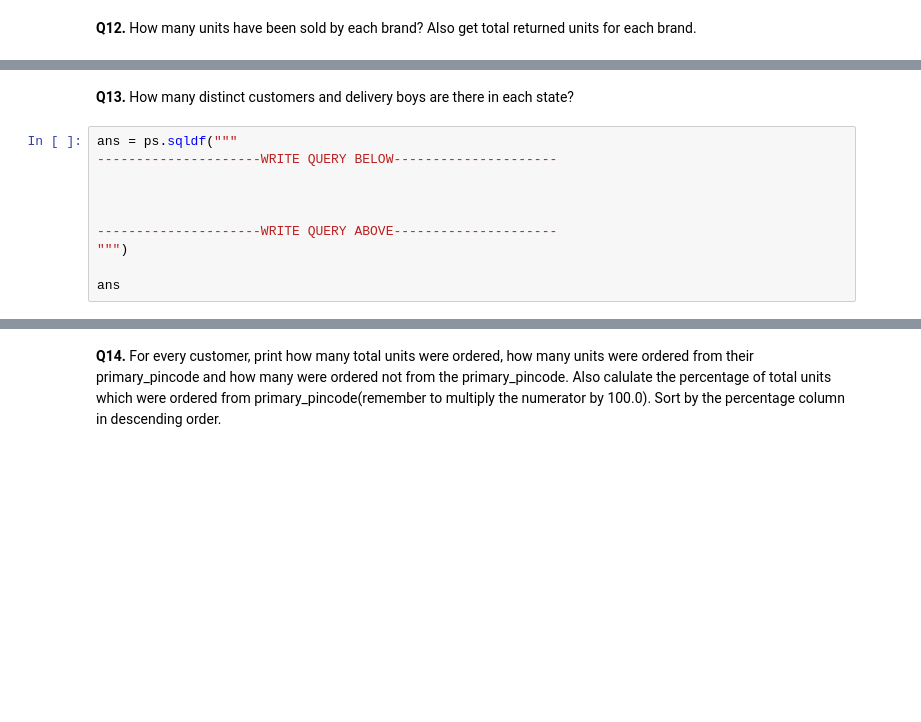
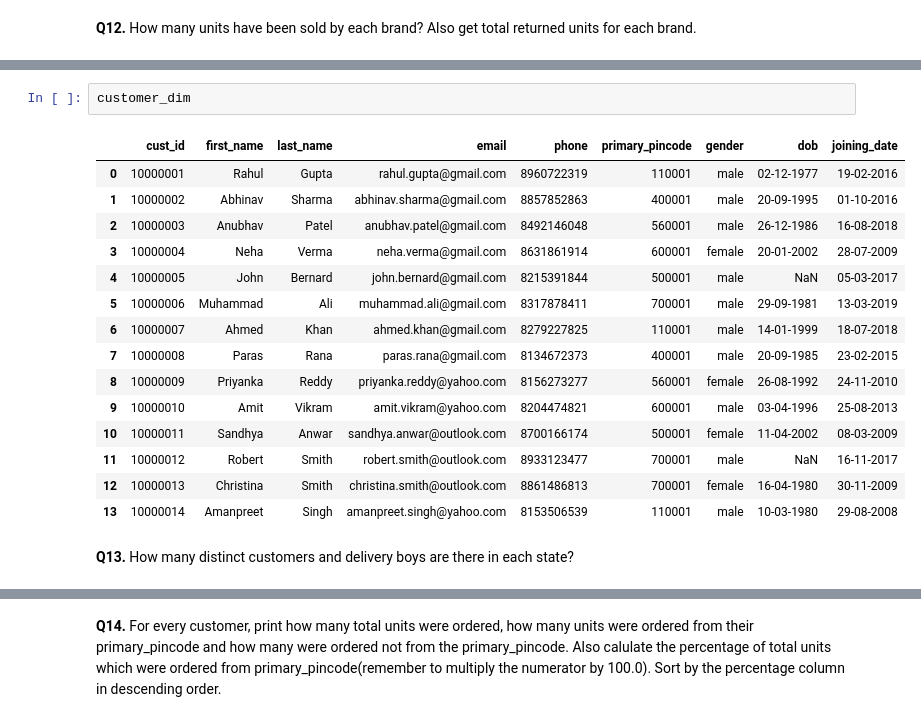
Before and after one commit to kumardev0614/SQL, a Jupyter notebook: Utsav Awasthi Youtube/SQL Practice Problems 1.ipynb, the cells around one changed output, grey strips where cells are left out. Cells and saved outputs as stored; diff of their text form; blank space fills up the shorter version.

```diff
--- a/Utsav Awasthi Youtube/SQL for Data Analytics - Practice Problems 1.ipynb
+++ b/Utsav Awasthi Youtube/SQL Practice Problems 1.ipynb
@@ -475,12 +519,20 @@ ans
+# %%
+customer_dim
+# %% [output]
+|  | cust_id | first_name | last_name | email | phone | primary_pincode | gender | dob | joining_date |
+| 0 | 10000001 | Rahul | Gupta | rahul.gupta@gmail.com | 8960722319 | 110001 | male | 02-12-1977 | 19-02-2016 |
+| 1 | 10000002 | Abhinav | Sharma | abhinav.sharma@gmail.com | 8857852863 | 400001 | male | 20-09-1995 | 01-10-2016 |
+| 2 | 10000003 | Anubhav | Patel | anubhav.patel@gmail.com | 8492146048 | 560001 | male | 26-12-1986 | 16-08-2018 |
+| 3 | 10000004 | Neha | Verma | neha.verma@gmail.com | 8631861914 | 600001 | female | 20-01-2002 | 28-07-2009 |
+| 4 | 10000005 | John | Bernard | john.bernard@gmail.com | 8215391844 | 500001 | male | NaN | 05-03-2017 |
+| 5 | 10000006 | Muhammad | Ali | muhammad.ali@gmail.com | 8317878411 | 700001 | male | 29-09-1981 | 13-03-2019 |
+| 6 | 10000007 | Ahmed | Khan | ahmed.khan@gmail.com | 8279227825 | 110001 | male | 14-01-1999 | 18-07-2018 |
+| 7 | 10000008 | Paras | Rana | paras.rana@gmail.com | 8134672373 | 400001 | male | 20-09-1985 | 23-02-2015 |
+| 8 | 10000009 | Priyanka | Reddy | priyanka.reddy@yahoo.com | 8156273277 | 560001 | female | 26-08-1992 | 24-11-2010 |
+| 9 | 10000010 | Amit | Vikram | amit.vikram@yahoo.com | 8204474821 | 600001 | male | 03-04-1996 | 25-08-2013 |
+| 10 | 10000011 | Sandhya | Anwar | sandhya.anwar@outlook.com | 8700166174 | 500001 | female | 11-04-2002 | 08-03-2009 |
+| 11 | 10000012 | Robert | Smith | robert.smith@outlook.com | 8933123477 | 700001 | male | NaN | 16-11-2017 |
+| 12 | 10000013 | Christina | Smith | christina.smith@outlook.com | 8861486813 | 700001 | female | 16-04-1980 | 30-11-2009 |
+| 13 | 10000014 | Amanpreet | Singh | amanpreet.singh@yahoo.com | 8153506539 | 110001 | male | 10-03-1980 | 29-08-2008 |
 # %% [markdown]
 <b>Q13.</b> How many distinct customers and delivery boys are there in each state?
-# %%
-ans = ps.sqldf("""
----------------------WRITE QUERY BELOW---------------------
-
-
-
----------------------WRITE QUERY ABOVE---------------------
-""")
-
-ans
```
Also changed, not shown: parts of 13 cells of this notebook.
